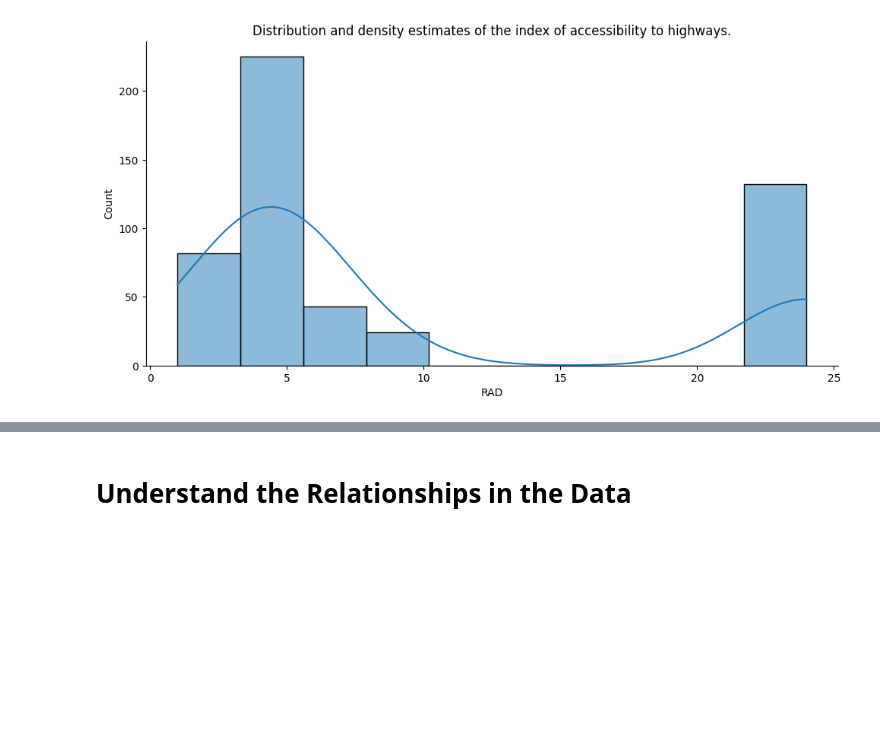
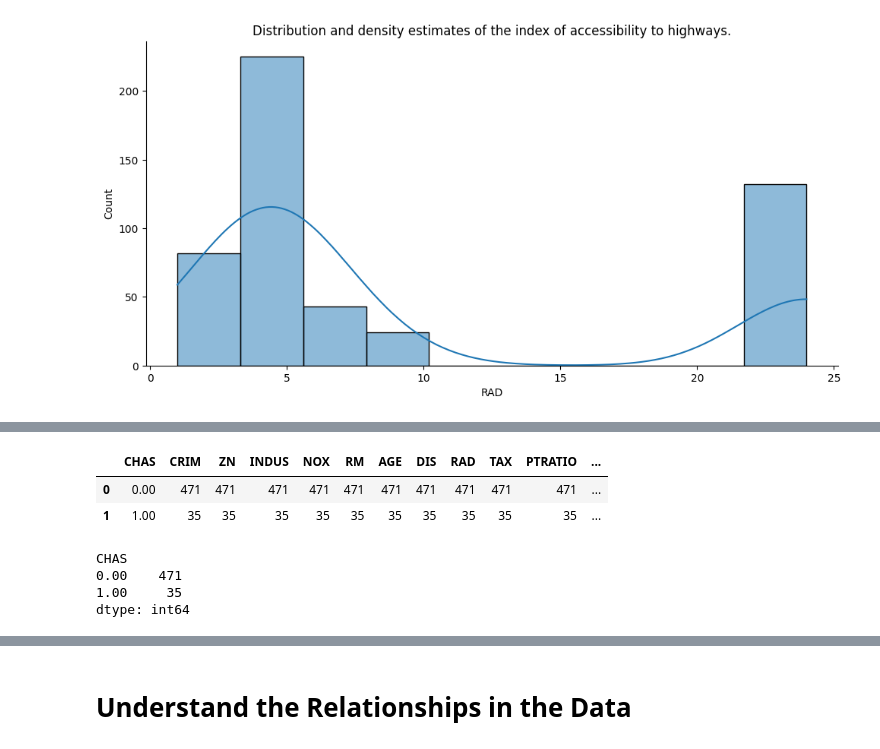
Before and after one commit to noah-clements/100Days-Python-Course, a Jupyter notebook: Day80 - Multivariable Regression/Multivariable_Regression_and_Valuation_Model.ipynb, the cells around one changed output, grey strips where cells are left out. Saved outputs shown, nothing was run; the diff lists cells and outputs as text; code cells hidden in the pictures; blank space fills up the shorter version.

Commit message:
closes #35 Day 80 - River Proximity Had to create a new df via groupby('CHAS') and create a column for yes and no from np.where

```diff
--- a/Day80 - Multivariable Regression/Multivariable_Regression_and_Valuation_Model.ipynb
+++ b/Day80 - Multivariable Regression/Multivariable_Regression_and_Valuation_Model.ipynb
@@ -224,3 +224,18 @@ Create a bar chart with plotly for CHAS to show many more homes are away from th
 <img src=https://i.imgur.com/AHwoQ6l.png height=350>
 
 You can make your life easier by providing a list of values for the x-axis (e.g., `x=['No', 'Yes']`)
+# %%
+df_river = data.groupby('CHAS').count().reset_index()
+df_river
+# %% [output]
+|  | CHAS | CRIM | ZN | INDUS | NOX | RM | AGE | DIS | RAD | TAX | PTRATIO | ... |
+| 0 | 0.00 | 471 | 471 | 471 | 471 | 471 | 471 | 471 | 471 | 471 | 471 | ... |
+| 1 | 1.00 | 35 | 35 | 35 | 35 | 35 | 35 | 35 | 35 | 35 | 35 | ... |
+# %%
+df_river['next_to_CHAS'] = np.where(df_river.CHAS < 1.0, 'No', 'Yes')
+data.groupby('CHAS').size()
+# %% [output]
+CHAS
+0.00    471
+1.00     35
+dtype: int64
```
Also changed, not shown: parts of 1 cell of this notebook.
